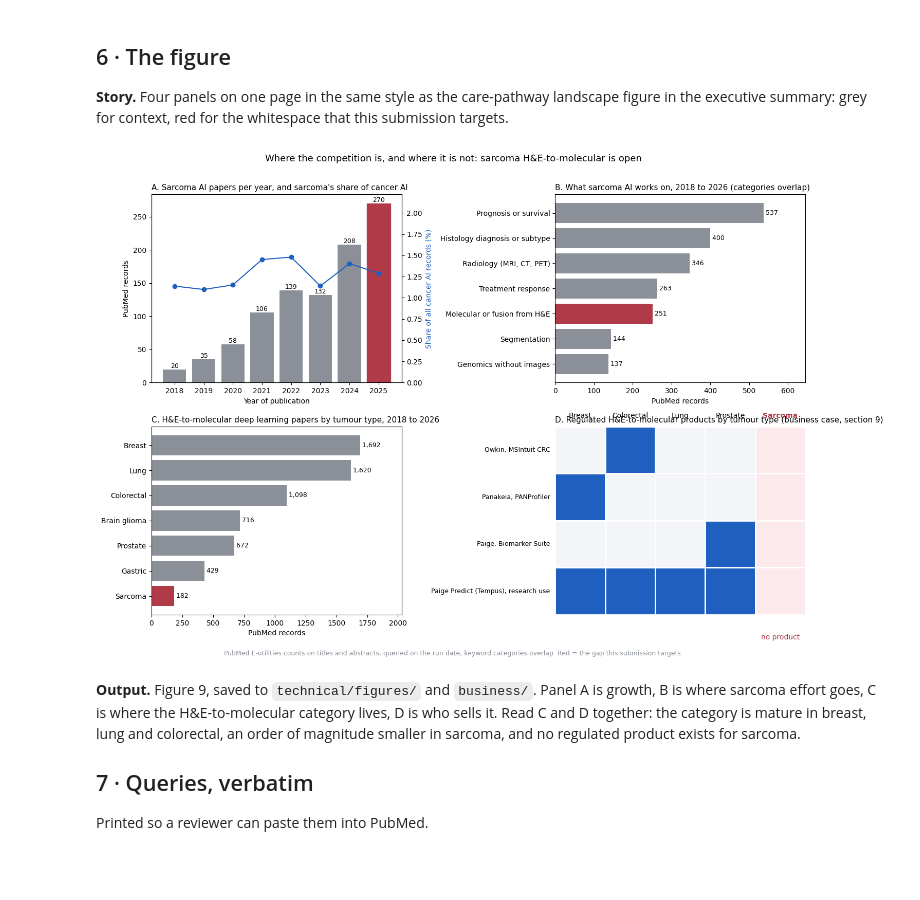
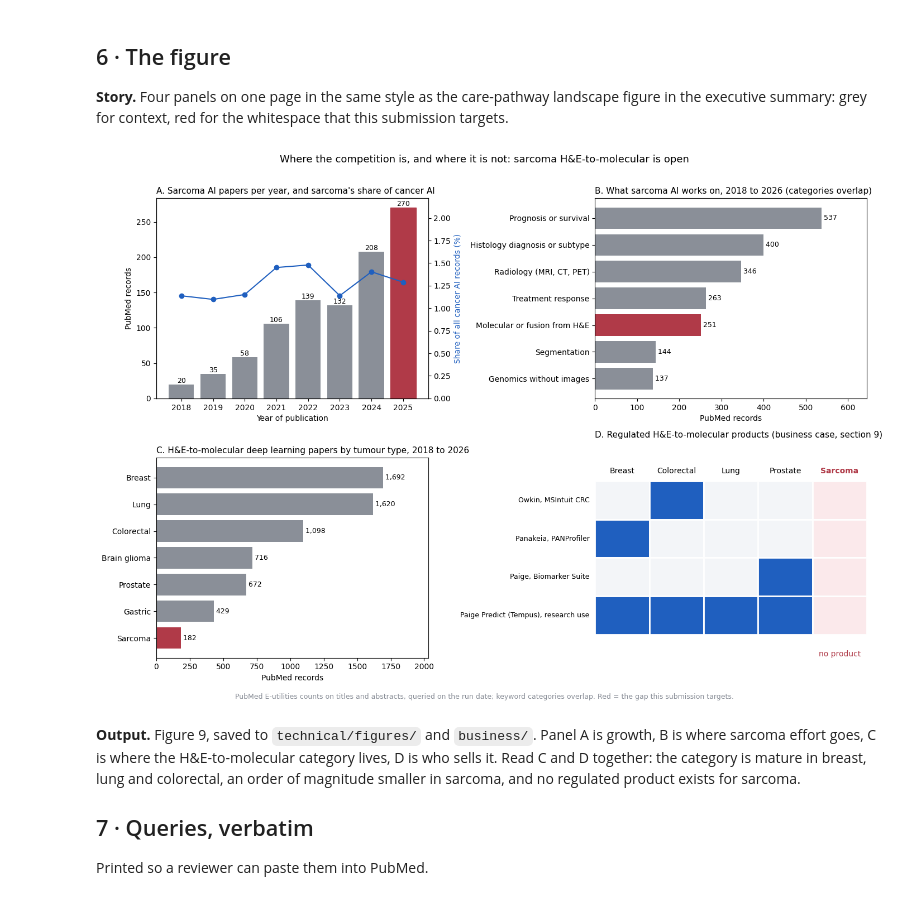
Before and after one commit to Iressa8655/ai-ortho-msk-hackathon-2026, a Jupyter notebook: technical/04_competitor_landscape.ipynb, the cells around one changed output. Saved outputs shown, nothing was run; the diff lists cells and outputs as text; code cells hidden in the pictures; blank space fills up the shorter version.

Commit message:
Landscape figure: panel D title spacing
Co-Authored-By: Claude Fable 5.1 <noreply@anthropic.com>

```diff
--- a/technical/04_competitor_landscape.ipynb
+++ b/technical/04_competitor_landscape.ipynb
@@ -228,36 +228,36 @@ colors = [RED if n == "Sarcoma" else GREY for n in order.index]
 ax.barh(order.index, order.values, color=colors)
 for i, v in enumerate(order.values):
     ax.text(v, i, f" {v:,}", va="center", fontsize=9)
 ax.set_title("C. H&E-to-molecular deep learning papers by tumour type, 2018 to 2026", loc="left", fontsize=11)
 ax.set_xlabel("PubMed records")
 ax.set_xlim(0, order.max() * 1.2)
 
 # D 產品矩陣
 ax = axes[1, 1]
-ax.set_xlim(0, PRODUCTS.shape[1]); ax.set_ylim(0, PRODUCTS.shape[0])
+ax.set_xlim(0, PRODUCTS.shape[1]); ax.set_ylim(-0.6, PRODUCTS.shape[0] + 0.6)
 for i, (prod, row) in enumerate(PRODUCTS.iterrows()):
     for j, col in enumerate(PRODUCTS.columns):
         face = BLUE if row[col] else "#f3f5f8"
         if col == "Sarcoma":
             face = "#fbe9eb"
         ax.add_patch(Rectangle((j, PRODUCTS.shape[0] - 1 - i), 1, 1, facecolor=face, edgecolor="white", lw=2))
     ax.text(-0.1, PRODUCTS.shape[0] - 0.5 - i, prod, ha="right", va="center", fontsize=9)
 for j, col in enumerate(PRODUCTS.columns):
     ax.text(j + 0.5, PRODUCTS.shape[0] + 0.15, col, ha="center", va="bottom", fontsize=10,
             color=RED if col == "Sarcoma" else "black", weight="bold" if col == "Sarcoma" else "normal")
 ax.text(PRODUCTS.shape[1] - 0.5, -0.4, "no product", ha="center", va="top", fontsize=10, color=RED)
 ax.axis("off")
-ax.set_title("D. Regulated H&E-to-molecular products by tumour type (business case, section 9)", loc="left", fontsize=11)
+ax.set_title("D. Regulated H&E-to-molecular products (business case, section 9)", loc="left", fontsize=11, pad=26)
 
 plt.suptitle("Where the competition is, and where it is not: sarcoma H&E-to-molecular is open", fontsize=13)
 plt.figtext(0.5, 0.005, "PubMed E-utilities counts on titles and abstracts, queried on the run date; keyword categories overlap. Red = the gap this submission targets.",
             ha="center", fontsize=9, color=GREY)
 plt.tight_layout(rect=(0, 0.02, 1, 0.97))
 plt.savefig(FIG / "fig9_competitor_landscape.png", dpi=150)
 plt.savefig(OUT / "fig_competitor_landscape.png", dpi=150)
 plt.show()
 # %% [output]
-[figure, old version]
+[figure, new version]
 # %% [markdown]
 **Output.** Figure 9, saved to `technical/figures/` and `business/`. Panel A
 is growth, B is where sarcoma effort goes, C is where the H&E-to-molecular
```
Also changed, not shown: 4 other files.
